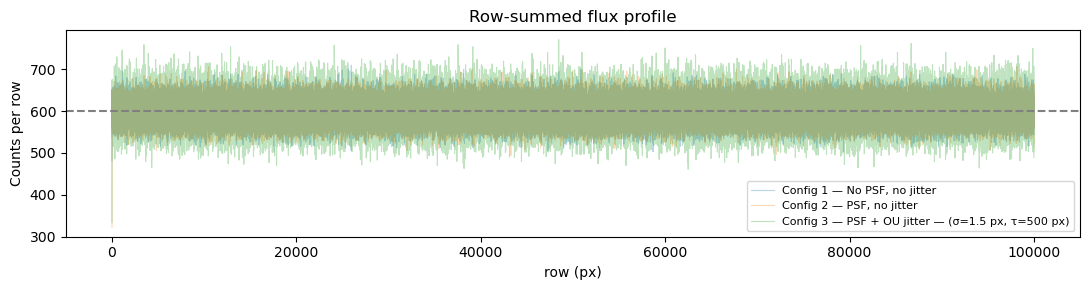
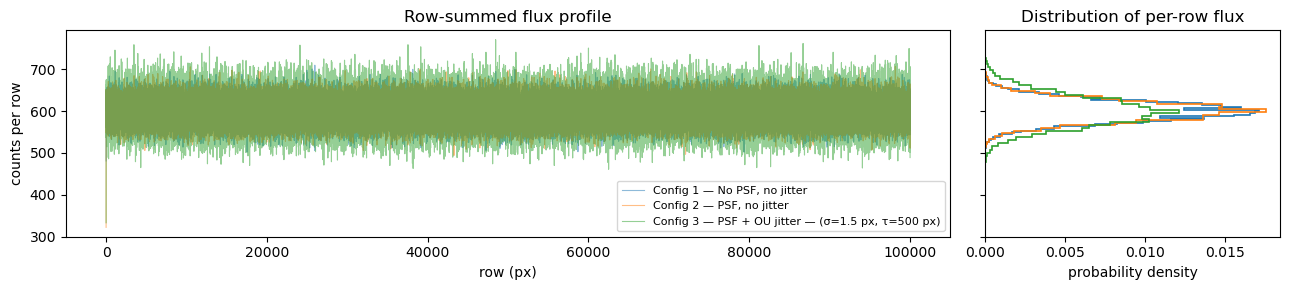
The notebook cell's code change between the first figure and the second:
--- before
+++ after
@@ -1,17 +1,25 @@
 rows = np.arange(SHAPE[0])
 
-fig, ax = plt.subplots(figsize=(11, 3))
+fig, (ax_profile, ax_hist) = plt.subplots(1, 2, figsize=(13, 3),
+                                           gridspec_kw={'width_ratios': [3, 1]})
+
 for trail, label in zip(trails, labels):
     row_flux = trail.sum(axis=1)
-    ax.plot(rows, row_flux, lw=0.8, alpha=0.3,
-            label=label.replace('\n', ' — '))
+    lbl = label.replace('\n', ' — ')
+    ax_profile.plot(rows, row_flux, lw=0.8, alpha=0.5, label=lbl)
+    ax_hist.hist(row_flux, bins=60, histtype='step', lw=1.2,
+                orientation='horizontal', density=True, label=lbl)
 
-ax.axhline(ROW_FLUX, ls='--', color='gray')
-ax.set_xlabel('row (px)')
-ax.set_ylabel('Counts per row')
-ax.set_title('Row-summed flux profile')
-ax.legend(fontsize=8)
+ax_profile.set_xlabel('row (px)')
+ax_profile.set_ylabel('counts per row')
+ax_profile.set_title('Row-summed flux profile')
+ax_profile.legend(fontsize=8)
+
+ax_hist.set_xlabel('probability density')
+ax_hist.set_title('Distribution of per-row flux')
+ax_hist.sharey(ax_profile)
+plt.setp(ax_hist.get_yticklabels(), visible=False)
+
 plt.tight_layout()
 plt.savefig('../plots/02_row_flux.png', dpi=120)
 plt.show()
-

Commit: Add per-row flux histogram axis to Section 3 figure